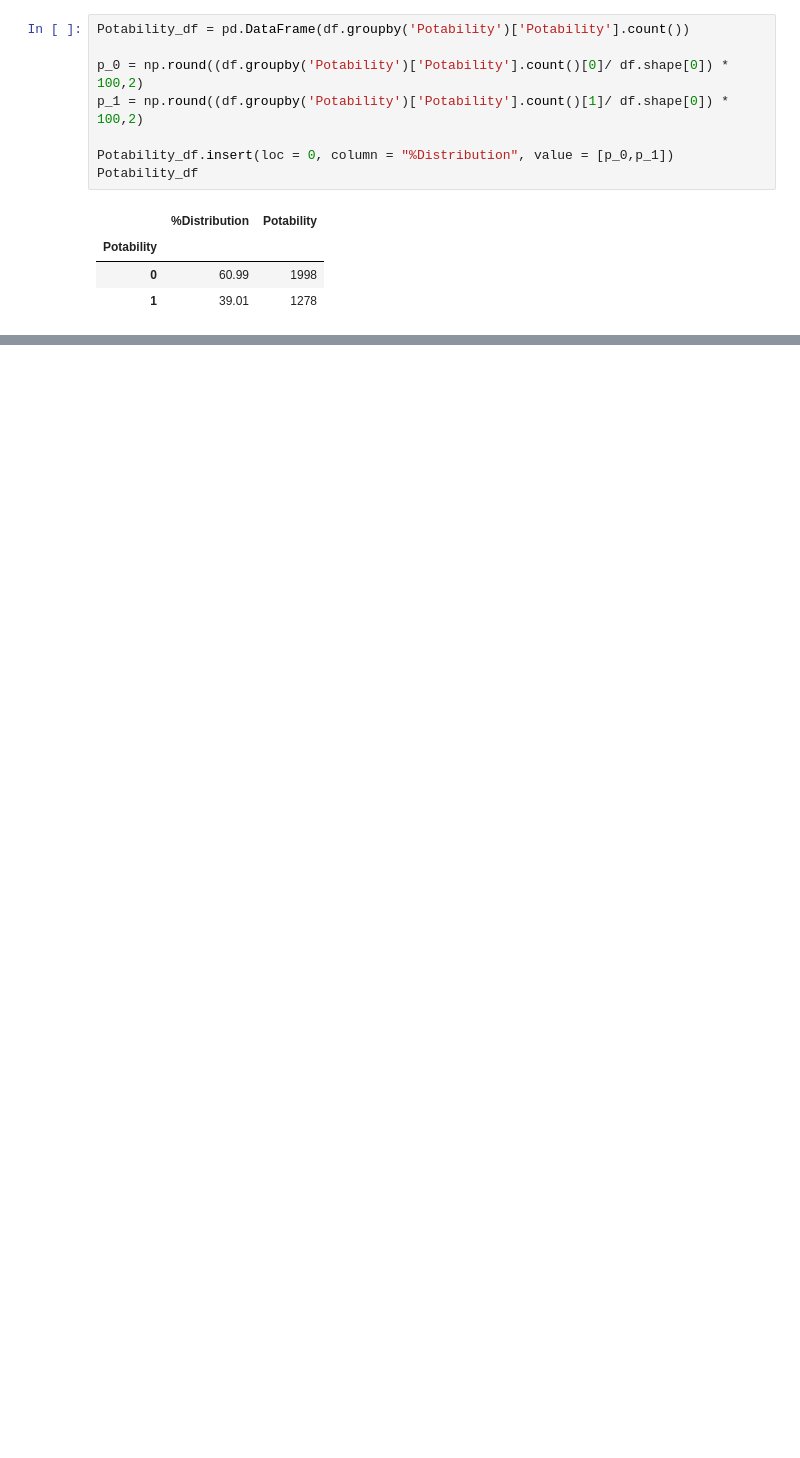
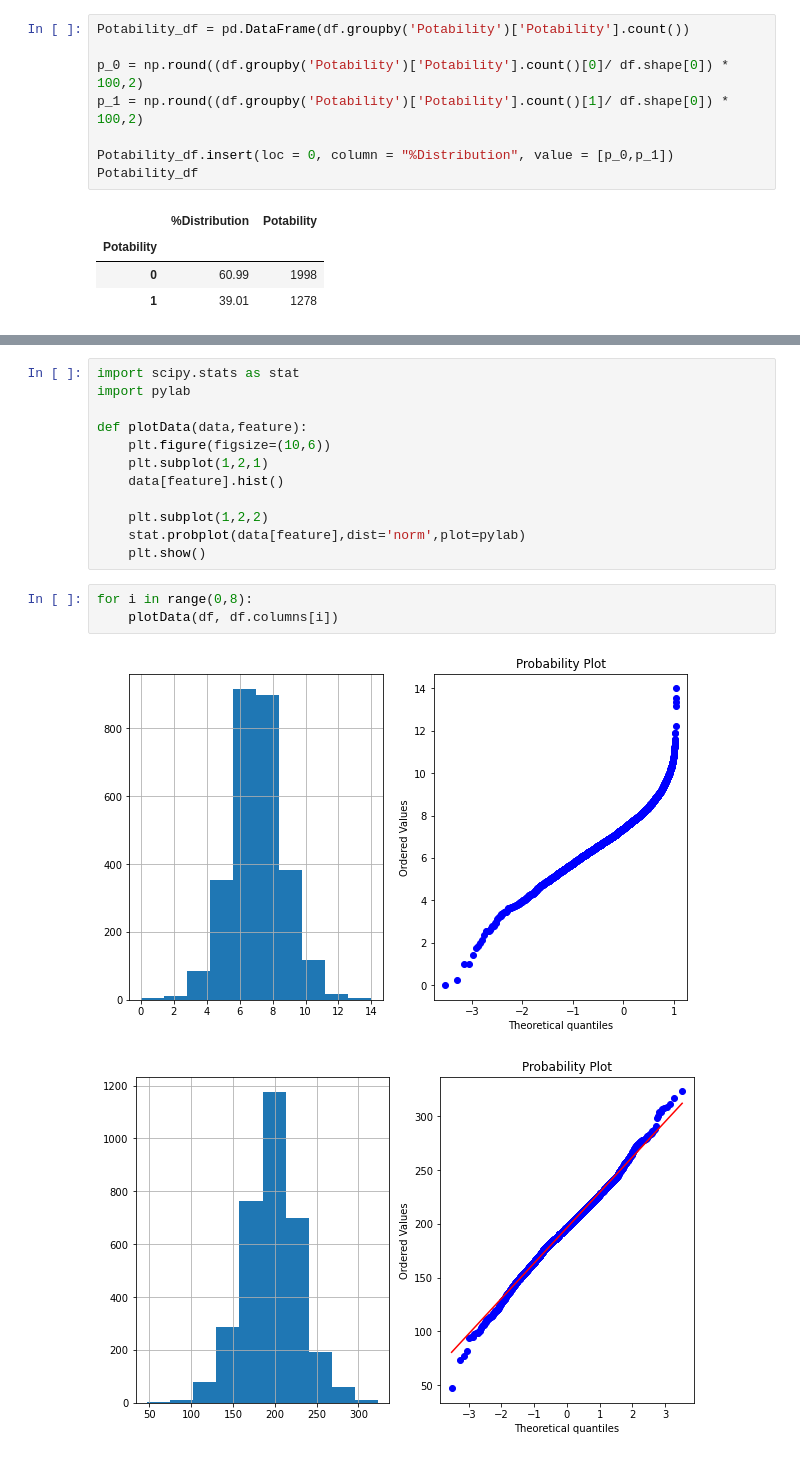
Before and after one commit to hoe94/Water_Quality, a Jupyter notebook: notebooks/EDA.ipynb, the cells around one changed output, grey strips where cells are left out. Drawn from its saved outputs; the diff is of its cells as text; blank space fills up the shorter version.

```diff
--- a/notebooks/EDA.ipynb
+++ b/notebooks/EDA.ipynb
@@ -91,0 +134,18 @@ Potability_df
+# %%
+import scipy.stats as stat
+import pylab
+
+def plotData(data,feature):
+    plt.figure(figsize=(10,6))
+    plt.subplot(1,2,1)
+    data[feature].hist()
+
+    plt.subplot(1,2,2)
+    stat.probplot(data[feature],dist='norm',plot=pylab)
+    plt.show()
+# %%
+for i in range(0,8):
+    plotData(df, df.columns[i])
+# %% [output]
+[figure, added]
+[figure, added]
```
Also changed, not shown: parts of 9 cells of this notebook.
